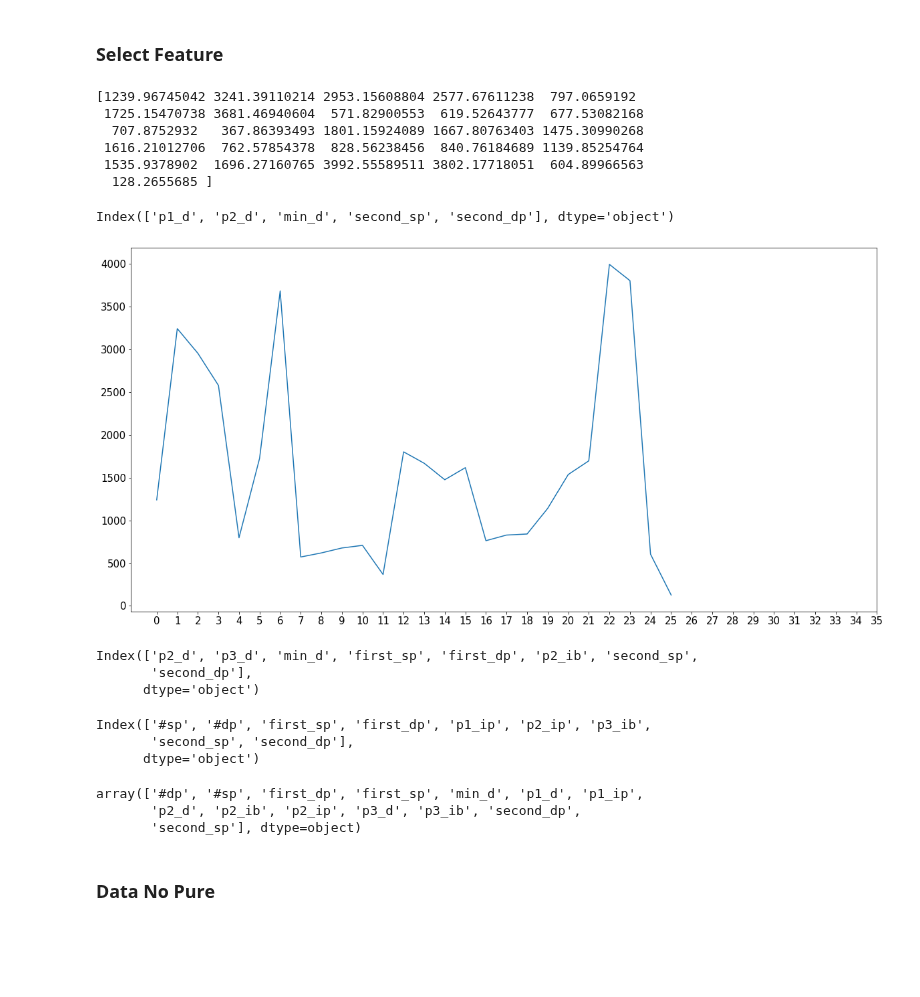
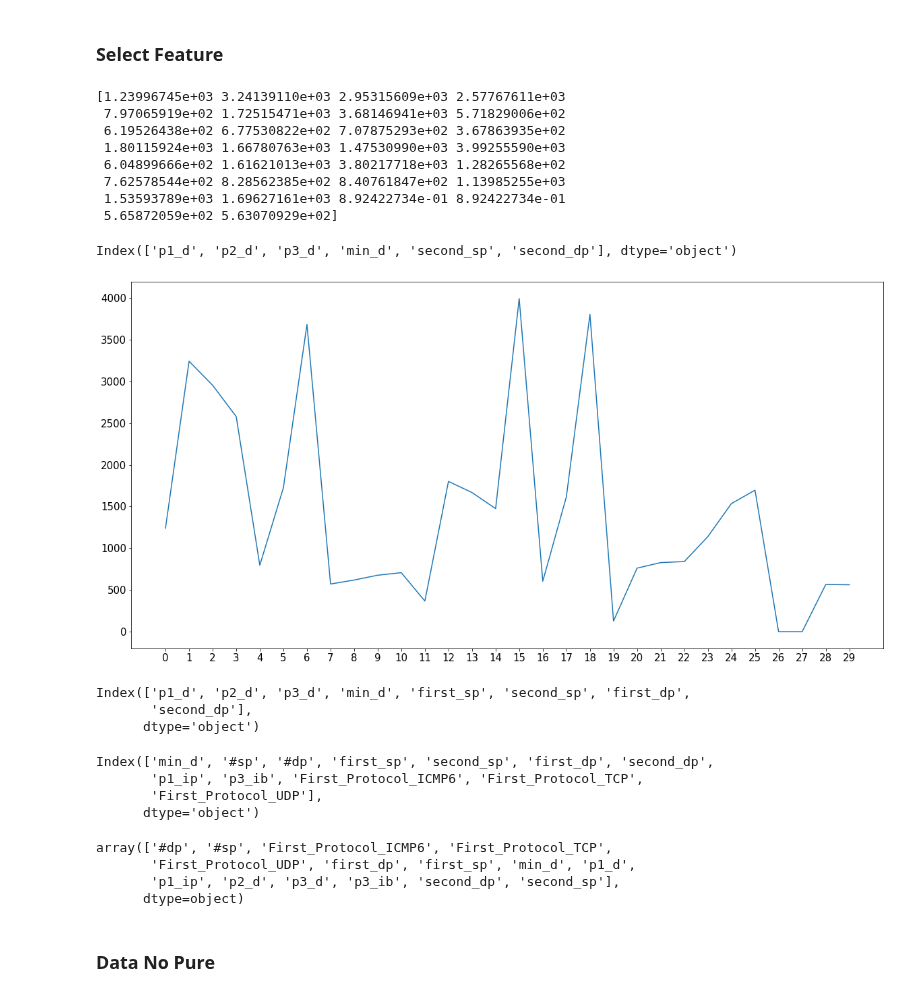
Before and after one commit to Kaiziferr/-Miner_Detector, a Jupyter notebook: PDG/6. Feature_Selection.ipynb, the cells around one changed output. Cells and saved outputs as stored; diff of their text form; code cells hidden in the pictures; blank space fills up the shorter version.

```diff
--- a/PDG/6. Feature_Selection.ipynb
+++ b/PDG/6. Feature_Selection.ipynb
@@ -17,7 +17,7 @@ def anovaF(X,y,umbral):
     print(scores)
     ax = plt.rcParams["figure.figsize"] = [24,18]
     ax = plt.plot(scores)
-    plt.xticks(np.arange(36),np.arange(36), size = 15 )
+    plt.xticks(np.arange(30),np.arange(30), size = 15 )
     plt.yticks(size = 15)
     bestScore = lambda x: x >= umbral
     bestScore = pd.Series(bestScore(scores))
@@ -61,40 +57,47 @@ X = temp
+# %%
+y = data_i['Type_mine']
+X = data_i.drop(['Type_mine'],axis = 1)
 # %% [markdown]
 ### Select Feature
 # %%
-bestF1Me = anovaF(X,y,2700)
-bestF1Me = temp.columns[bestF1Me]
+bestF1Me = anovaF(X,y,2500)
+bestF1Me = data_i.columns[bestF1Me]
 bestF1Me
 # %% [output]
-[1239.96745042 3241.39110214 2953.15608804 2577.67611238  797.0659192
- 1725.15470738 3681.46940604  571.82900553  619.52643777  677.53082168
-  707.8752932   367.86393493 1801.15924089 1667.80763403 1475.30990268
- 1616.21012706  762.57854378  828.56238456  840.76184689 1139.85254764
- 1535.9378902  1696.27160765 3992.55589511 3802.17718051  604.89966563
-  128.2655685 ]
+[1.23996745e+03 3.24139110e+03 2.95315609e+03 2.57767611e+03
+ 7.97065919e+02 1.72515471e+03 3.68146941e+03 5.71829006e+02
+ 6.19526438e+02 6.77530822e+02 7.07875293e+02 3.67863935e+02
+ 1.80115924e+03 1.66780763e+03 1.47530990e+03 3.99255590e+03
+ 6.04899666e+02 1.61621013e+03 3.80217718e+03 1.28265568e+02
+ 7.62578544e+02 8.28562385e+02 8.40761847e+02 1.13985255e+03
+ 1.53593789e+03 1.69627161e+03 8.92422734e-01 8.92422734e-01
+ 5.65872059e+02 5.63070929e+02]
-Index(['p1_d', 'p2_d', 'min_d', 'second_sp', 'second_dp'], dtype='object')
+Index(['p1_d', 'p2_d', 'p3_d', 'min_d', 'second_sp', 'second_dp'], dtype='object')
-[figure, old version]
+[figure, new version]
 # %%
 bestF2Me = treesClassifierData(X,y)
 bestF2Me
 # %% [output]
-Index(['p2_d', 'p3_d', 'min_d', 'first_sp', 'first_dp', 'p2_ib', 'second_sp',
+Index(['p1_d', 'p2_d', 'p3_d', 'min_d', 'first_sp', 'second_sp', 'first_dp',
        'second_dp'],
       dtype='object')
 # %%
 bestF3Me = ldaData(X,y)
 bestF3Me
 # %% [output]
-Index(['#sp', '#dp', 'first_sp', 'first_dp', 'p1_ip', 'p2_ip', 'p3_ib',
-       'second_sp', 'second_dp'],
+Index(['min_d', '#sp', '#dp', 'first_sp', 'second_sp', 'first_dp', 'second_dp',
+       'p1_ip', 'p3_ib', 'First_Protocol_ICMP6', 'First_Protocol_TCP',
+       'First_Protocol_UDP'],
       dtype='object')
 # %%
 best_pure = np.concatenate([bestF1Me,bestF2Me,bestF3Me])
 best_pure = np.unique(best_pure)
 best_pure
 # %% [output]
-array(['#dp', '#sp', 'first_dp', 'first_sp', 'min_d', 'p1_d', 'p1_ip',
-       'p2_d', 'p2_ib', 'p2_ip', 'p3_d', 'p3_ib', 'second_dp',
-       'second_sp'], dtype=object)
+array(['#dp', '#sp', 'First_Protocol_ICMP6', 'First_Protocol_TCP',
+       'First_Protocol_UDP', 'first_dp', 'first_sp', 'min_d', 'p1_d',
+       'p1_ip', 'p2_d', 'p3_d', 'p3_ib', 'second_dp', 'second_sp'],
+      dtype=object)
 # %% [markdown]
 ### Data No Pure
 # %%
```
Also changed, not shown: parts of 14 cells of this notebook, 9 other files.
